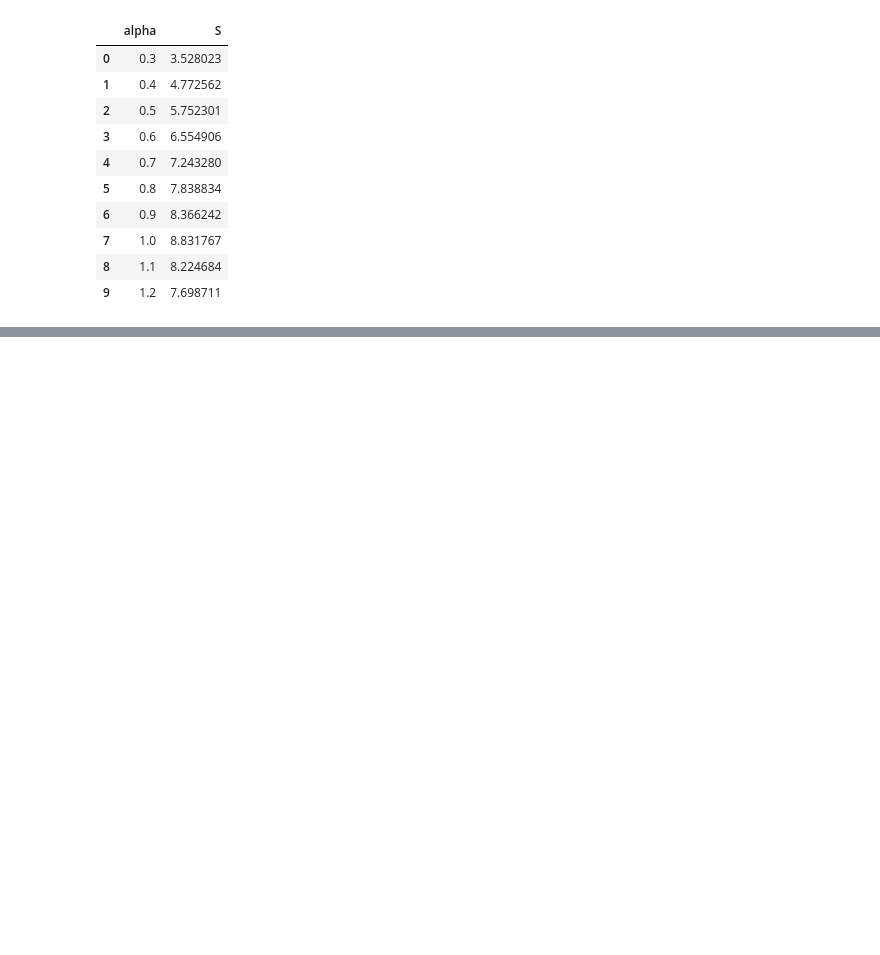
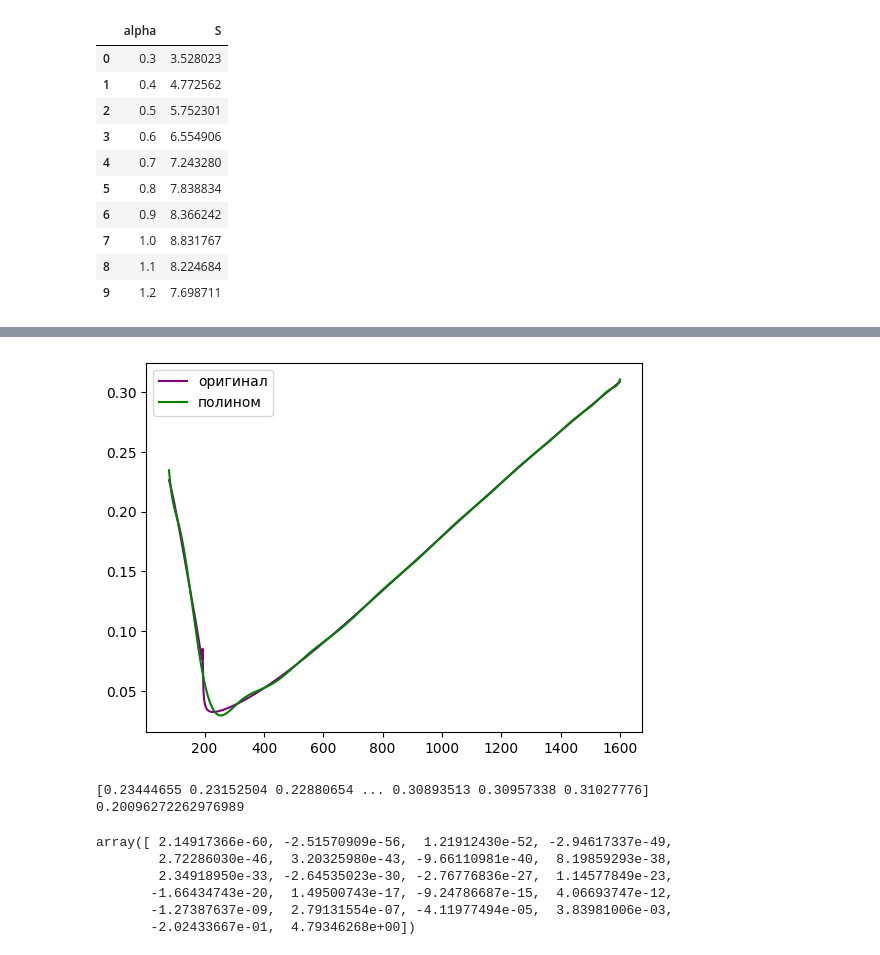
Before and after one commit to philingood/chambers, a Jupyter notebook: s_func.ipynb, the cells around one changed output, grey strips where cells are left out. Cells and saved outputs as stored; diff of their text form; code cells hidden in the pictures; blank space fills up the shorter version.

```diff
--- a/s_func.ipynb
+++ b/s_func.ipynb
@@ -88,0 +209,32 @@ pd.DataFrame({'alpha': alpha, 'S': sol_S()})
+# %%
+from CoolProp.CoolProp import PropsSI
+
+T_min = 80
+T_max = 1600
+dT = 1
+
+T_arr = [T for T in range(int(T_min), int(T_max) + 1, dT)]
+rho_arr = [PropsSI('L', 'T', T, 'P', 5e6, 'methane') for T in T_arr]
+
+data = np.array([T_arr, rho_arr])
+poly_coef = np.polyfit(data[0], data[1], deg=21)
+poly_func = np.poly1d(poly_coef)
+rho = poly_func(T_arr)
+
+plt.plot(T_arr, rho_arr, label='оригинал', color="purple")
+plt.plot(T_arr, rho, label='полином', color="green")
+plt.legend()
+plt.show()
+print(rho)
+print(poly_func(100))
+poly_coef
+# %% [output]
+[figure, added]
+[0.23444655 0.23152504 0.22880654 ... 0.30893513 0.30957338 0.31027776]
+0.20096272262976989
+array([ 2.14917366e-60, -2.51570909e-56,  1.21912430e-52, -2.94617337e-49,
+        2.72286030e-46,  3.20325980e-43, -9.66110981e-40,  8.19859293e-38,
+        2.34918950e-33, -2.64535023e-30, -2.76776836e-27,  1.14577849e-23,
+       -1.66434743e-20,  1.49500743e-17, -9.24786687e-15,  4.06693747e-12,
+       -1.27387637e-09,  2.79131554e-07, -4.11977494e-05,  3.83981006e-03,
+       -2.02433667e-01,  4.79346268e+00])
```
Also changed, not shown: parts of 5 cells of this notebook, 5 other files.
